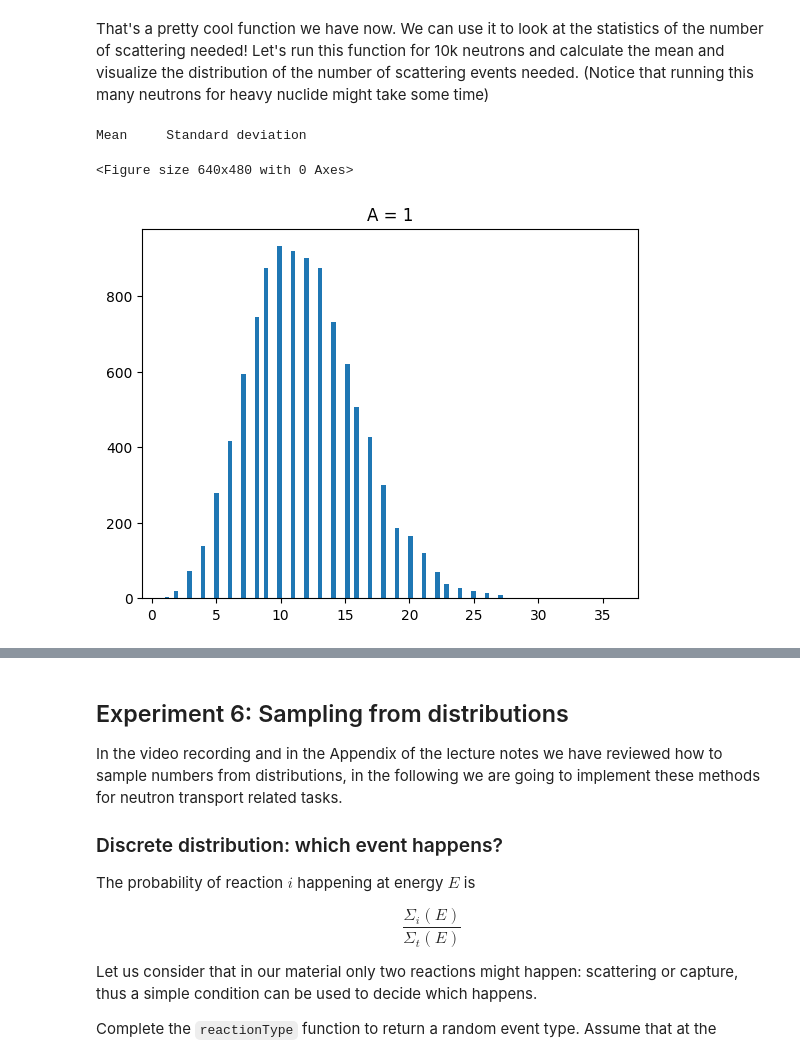
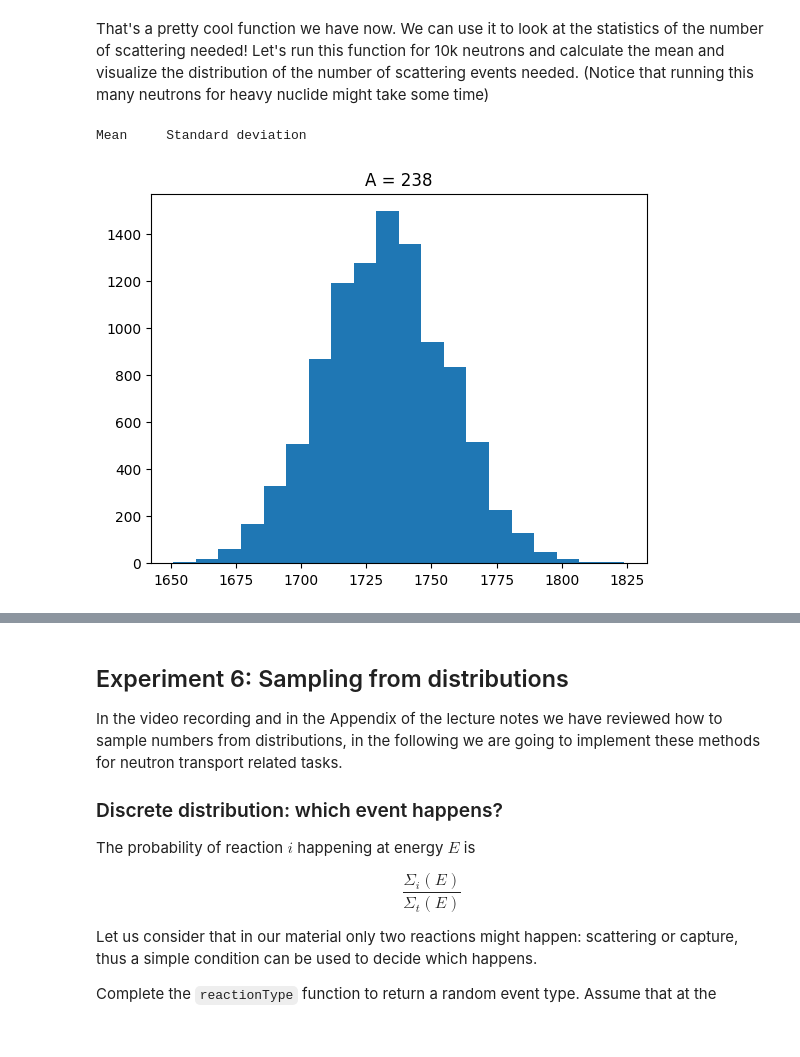
Before and after one commit to sewerininc/poetry_envs, a Jupyter notebook: reaktorfysik/RFP/Datalabs/Datalab04/4-Scattering_MCintro.ipynb, the cells around one changed output, grey strips where cells are left out. Cells and saved outputs as stored; diff of their text form; code cells hidden in the pictures.

```diff
--- a/reaktorfysik/RFP/Datalabs/Datalab04/4-Scattering_MCintro.ipynb
+++ b/reaktorfysik/RFP/Datalabs/Datalab04/4-Scattering_MCintro.ipynb
@@ -250,10 +251,11 @@ def neutronLetargizer(Ei,Ef,A):
     """
     a=((A-1)/(A+1))**2
     N=0
-    mu = np.random.uniform(-np.pi, np.pi,N)
+    mu = np.random.uniform(-np.pi, np.pi,1)
     E=Ei
     while E>=Ef:
-        theta = np.random.uniform(-np.pi, np.pi,1)
+        muc=np.random.uniform(-1,1,1)        ### CORRECT
+        theta=np.arccos(muc)
         E = ((1+a) +(1-a)*np.cos(theta))*E/2
         #sample a random outgoing energy based on alpha and E.
         N=N+1
@@ -270,32 +274,26 @@ print(neutronLetargizer(Ei,Ef,A))
 # %% [markdown]
 That's a pretty cool function we have now. We can use it to look at the statistics of the number of scattering needed! Let's run this function for 10k neutrons and calculate the mean and visualize the distribution of the number of scattering events needed. (Notice that running this many neutrons for heavy nuclide might take some time)
 # %%
-A=1
+A=238
 E0=2.0 #MeV
 Ef=1e-6 #MeV
 
 #######
 Ns=[]
 
 for _ in range(10000): # _ means here that we just don't care about the iteration index
     Ns.append(neutronLetargizer(E0,Ef,A))
 
 print('Mean \t Standard deviation')
 print()#complete the line by calculating the mean of the list of number of scattering events with np.mean and
        #the standard deviation with np.std
 
-plt.figure()
-# use plt.hist to investigate the distribution of the number of scattering events.
+plt.title(f"A = {A}")
+plt.hist(Ns, 20)
 plt.show()
 # %% [output]
 Mean     Standard deviation
-<Figure size 640x480 with 0 Axes>
+[figure, added]
-# %%
-plt.title(f"A = {A}")
-plt.hist(Ns, 100)
-plt.show()
-# %% [output]
-[figure, removed]
 # %%
 np.mean(Ns), np.std(Ns) # I just did this for all 3
 # %% [output]
```
Also changed, not shown: parts of 14 cells of this notebook, 5 other files.
